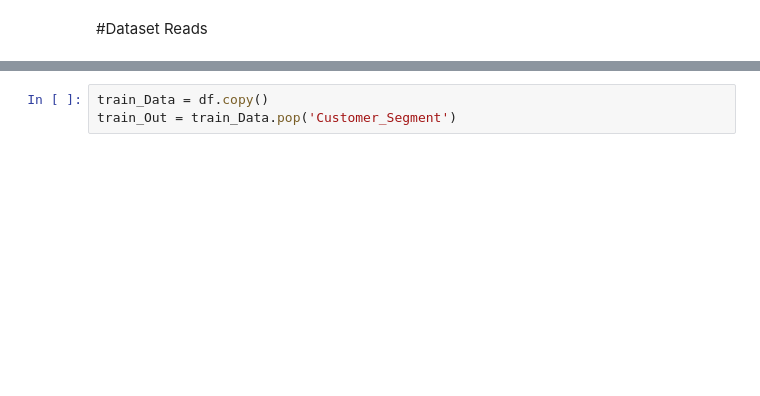
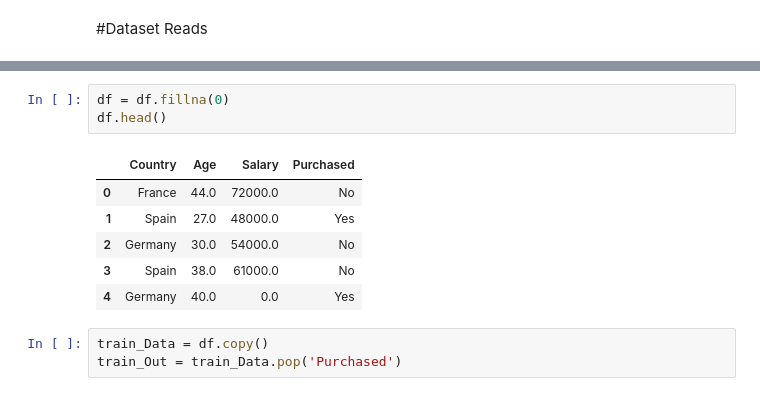
Before and after one commit to ekramasif/Basic-Machine-Learning, a Jupyter notebook: pd_np.ipynb, the cells around one changed output, grey strips where cells are left out. Cells and saved outputs as stored; diff of their text form; blank space fills up the shorter version.

```diff
--- a/pd_np.ipynb
+++ b/pd_np.ipynb
@@ -64,4 +40,14 @@ df.head(5)
+# %%
+df = df.fillna(0)
+df.head()
+# %% [output]
+|  | Country | Age | Salary | Purchased |
+| 0 | France | 44.0 | 72000.0 | No |
+| 1 | Spain | 27.0 | 48000.0 | Yes |
+| 2 | Germany | 30.0 | 54000.0 | No |
+| 3 | Spain | 38.0 | 61000.0 | No |
+| 4 | Germany | 40.0 | 0.0 | Yes |
 # %%
 train_Data = df.copy()
-train_Out = train_Data.pop('Customer_Segment')
+train_Out = train_Data.pop('Purchased')
 # %%
```
Also changed, not shown: parts of 14 cells of this notebook.
